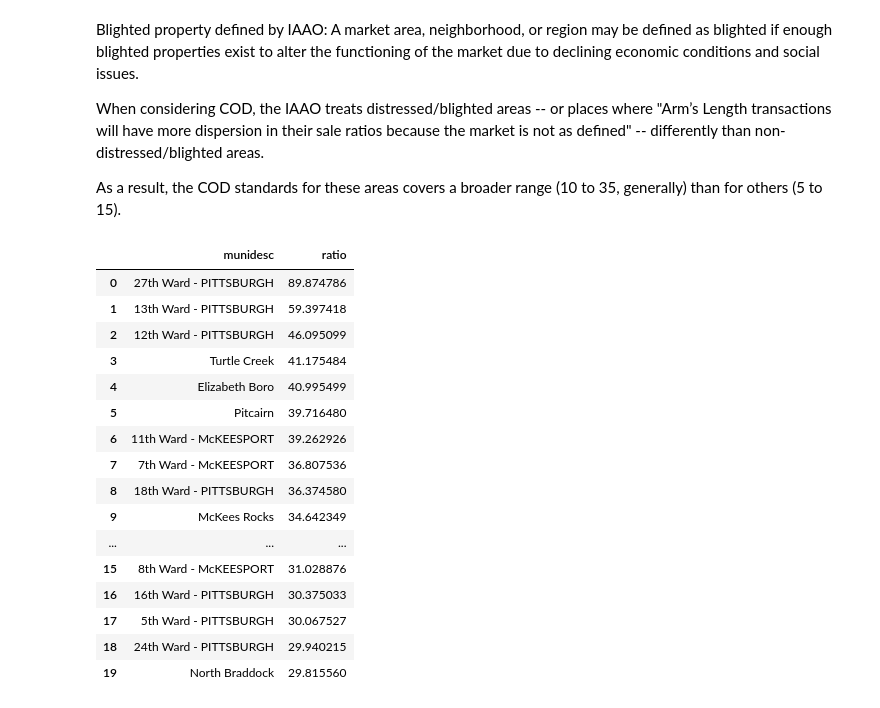
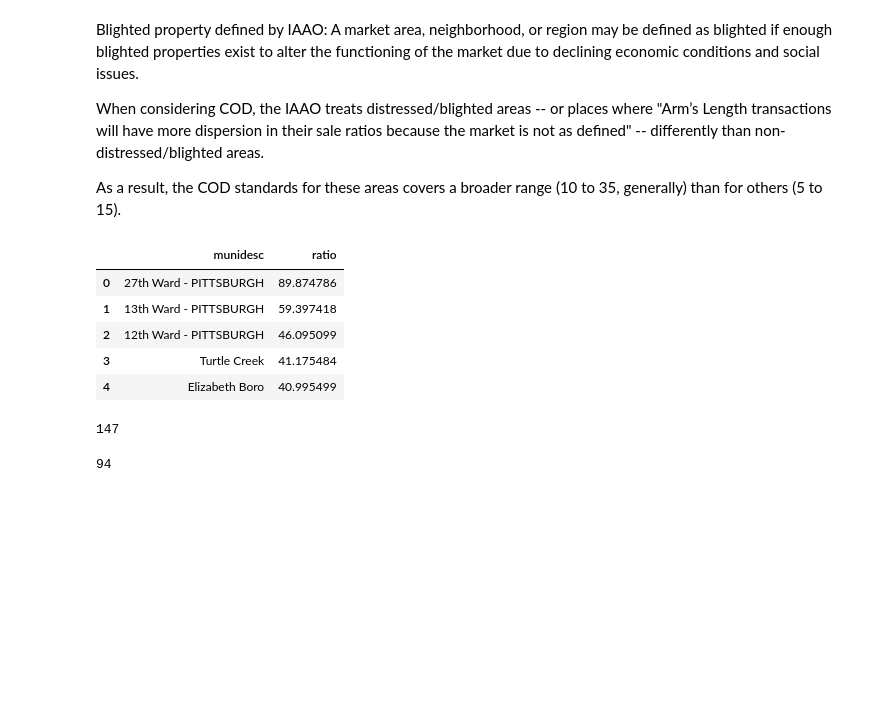
Before and after one commit to miahollie/20260817-prop-reassessments, a Jupyter notebook: prop_analysis.ipynb, the cells around one changed output. Saved outputs shown, nothing was run; the diff lists cells and outputs as text; code cells hidden in the pictures; blank space fills up the shorter version.

```diff
--- a/prop_analysis.ipynb
+++ b/prop_analysis.ipynb
@@ -232,25 +324,24 @@ When considering COD, the IAAO treats distressed/blighted areas -- or places whe
 As a result, the COD standards for these areas covers a broader range (10 to 35, generally) than for others (5 to 15).
 # %%
 cod_by_muni = cod_by_nhood.sort_values(ascending=False).reset_index()
-cod_by_muni.head(20)
+cod_by_muni.head()
 # %% [output]
 |  | munidesc | ratio |
 | 0 | 27th Ward - PITTSBURGH | 89.874786 |
 | 1 | 13th Ward - PITTSBURGH | 59.397418 |
 | 2 | 12th Ward - PITTSBURGH | 46.095099 |
 | 3 | Turtle Creek | 41.175484 |
 | 4 | Elizabeth Boro | 40.995499 |
-| 5 | Pitcairn | 39.716480 |
-| 6 | 11th Ward - McKEESPORT | 39.262926 |
-| 7 | 7th Ward - McKEESPORT | 36.807536 |
-| 8 | 18th Ward - PITTSBURGH | 36.374580 |
-| 9 | McKees Rocks | 34.642349 |
-| ... | ... | ... |
-| 15 | 8th Ward - McKEESPORT | 31.028876 |
-| 16 | 16th Ward - PITTSBURGH | 30.375033 |
-| 17 | 5th Ward - PITTSBURGH | 30.067527 |
-| 18 | 24th Ward - PITTSBURGH | 29.940215 |
-| 19 | North Braddock | 29.815560 |
+# %%
+len(cod_by_muni)
+# %% [output]
+147
+# %%
+## how many municipalities' COD is higher than 15?
+higher_than_15 = cod_by_muni[(cod_by_muni['ratio'] > 15)]
+len(higher_than_15)
+# %% [output]
+94
 # %%
 ## save to a CSV
 cod_by_muni.to_csv('output/cod_by_muni_20261023.csv')
```
Also changed, not shown: parts of 17 cells of this notebook.
